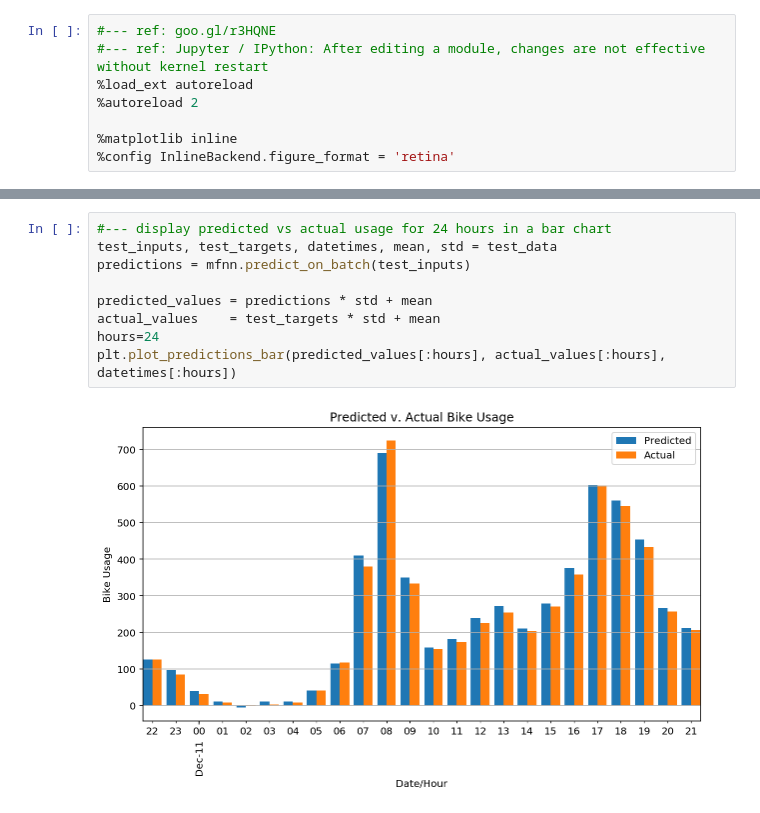
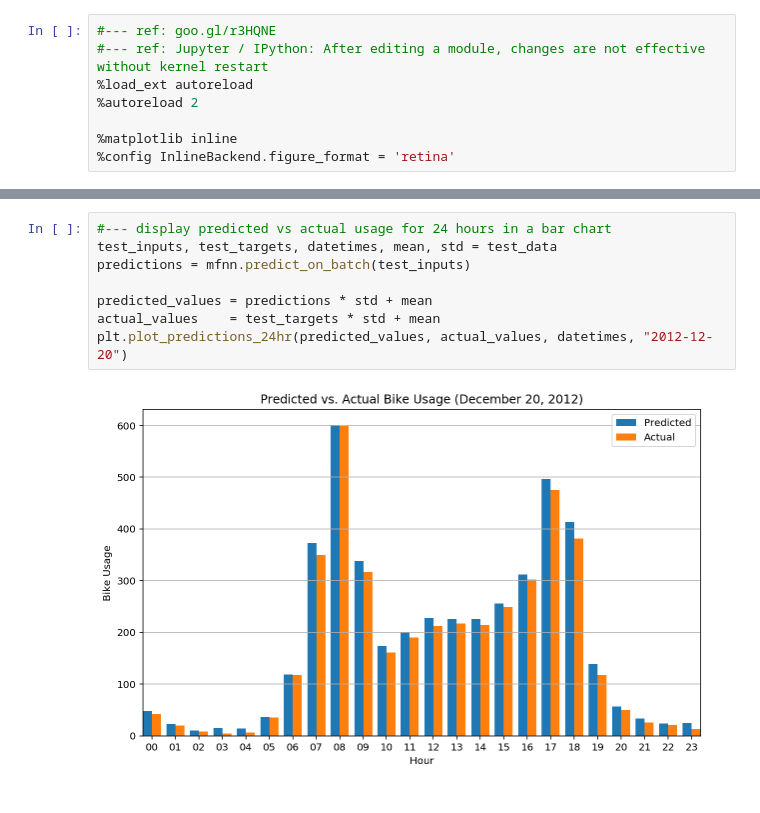
Before and after one commit to ben-blazado/mfnn, a Jupyter notebook: mfnn.ipynb, the cells around one changed output, grey strips where cells are left out. Cells and saved outputs as stored; diff of their text form.

Commit message:
updated appearance predicted vs actual bar graph

```diff
--- a/mfnn.ipynb
+++ b/mfnn.ipynb
@@ -40,14 +40,13 @@ plt.plot_losses(training_losses, validation_losses)
 # %%
 #--- display predicted vs actual usage for 24 hours in a bar chart
 test_inputs, test_targets, datetimes, mean, std = test_data
 predictions = mfnn.predict_on_batch(test_inputs)
 
 predicted_values = predictions * std + mean
 actual_values    = test_targets * std + mean
-hours=24
-plt.plot_predictions_bar(predicted_values[:hours], actual_values[:hours], datetimes[:hours])
+plt.plot_predictions_24hr(predicted_values, actual_values, datetimes, "2012-12-20")
 # %% [output]
-[figure, old version]
+[figure, new version]
 # %%
 #--- display predicted vs actual usage for all data on a line chart
 plt.plot_predictions_line(predicted_values, actual_values)
```
Also changed, not shown: parts of 3 cells of this notebook, 3 other files.
